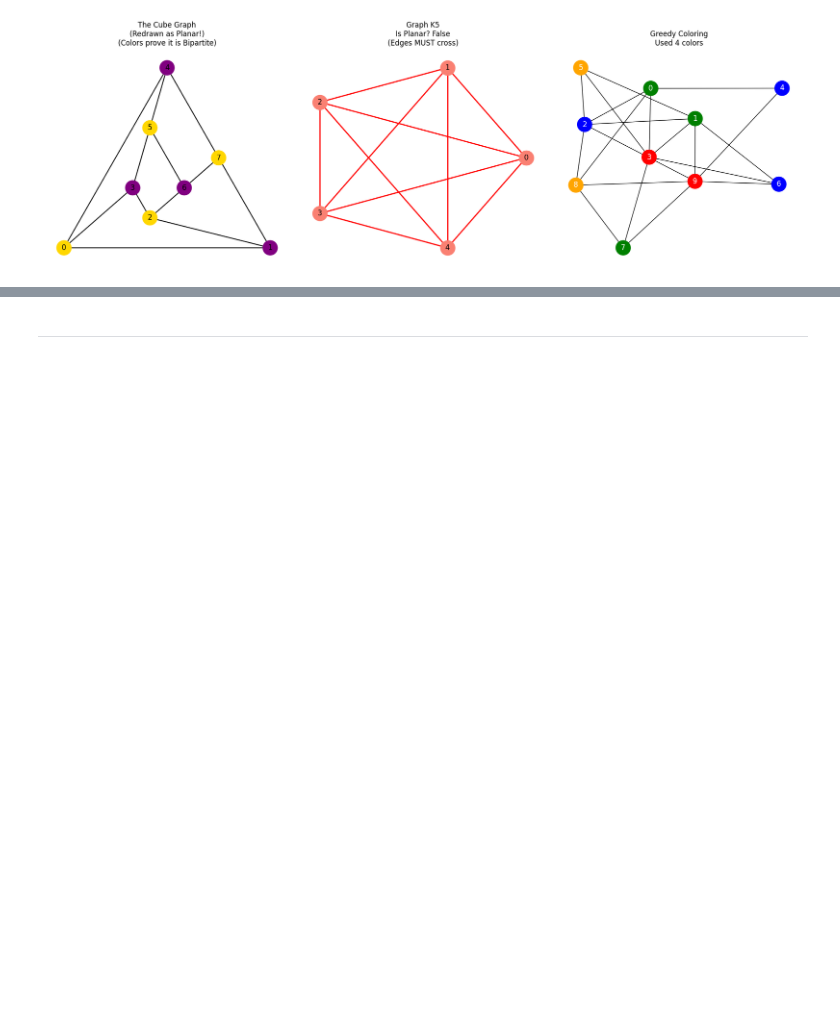
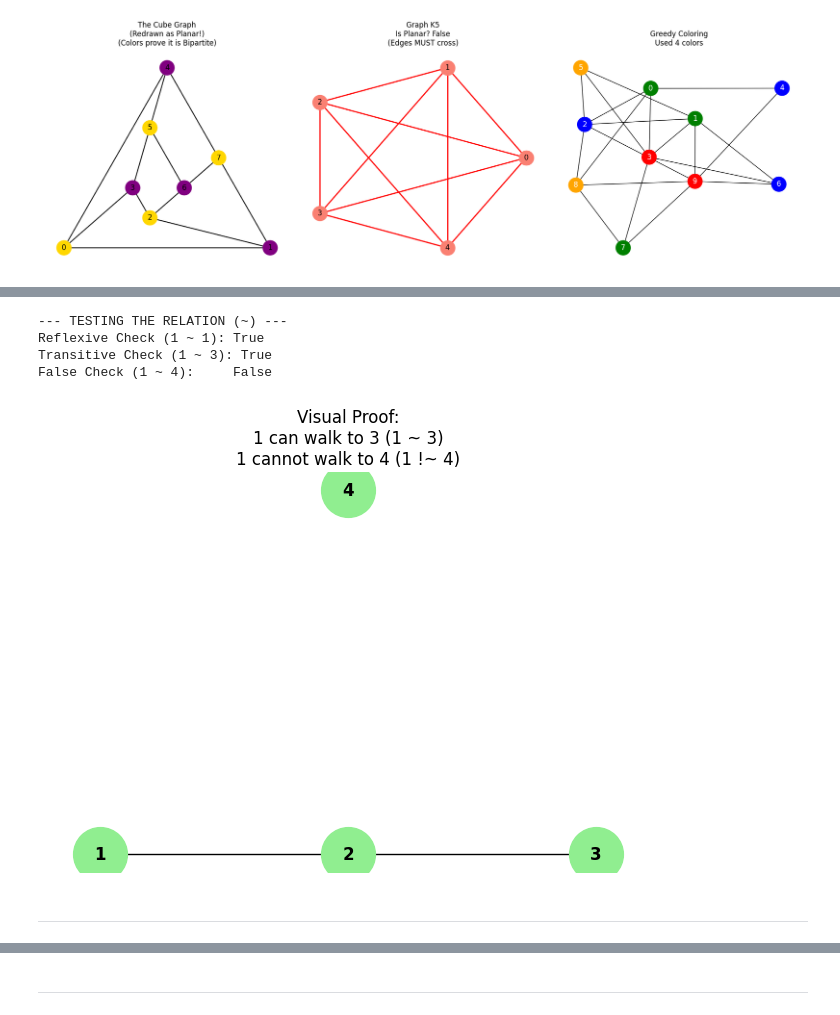
Before and after one commit to Ice-Citron/Project-Liberty, a Jupyter notebook: Copied/40008-Graphs-&-Algorithms/23-Jan.ipynb, the cells around one changed output, grey strips where cells are left out. Saved outputs shown, nothing was run; the diff lists cells and outputs as text; code cells hidden in the pictures; blank space fills up the shorter version.

```diff
--- a/Copied/40008-Graphs-&-Algorithms/23-Jan.ipynb
+++ b/Copied/40008-Graphs-&-Algorithms/23-Jan.ipynb
@@ -1724,0 +2217,50 @@ ___________________________________________________
+# %%
+import networkx as nx
+import matplotlib.pyplot as plt
+
+# 1. Create the Graph
+# Nodes 1-2-3 are connected. Node 4 is isolated.
+G = nx.Graph()
+G.add_edges_from([(1, 2), (2, 3)])
+G.add_node(4)
+
+# 2. Define the Relation Function (The meaning of ~)
+# This function literally tries to walk from LHS to RHS.
+def check_relation_sim(graph, lhs, rhs):
+    return nx.has_path(graph, lhs, rhs)
+
+# 3. Test the Properties (Reflexive, Symmetric, Transitive)
+
+print("--- TESTING THE RELATION (~) ---")
+
+# TEST 1: REFLEXIVE (Can 1 reach 1?)
+# LHS = 1, RHS = 1
+can_reach_self = check_relation_sim(G, 1, 1)
+print(f"Reflexive Check (1 ~ 1): {can_reach_self}")
+# Result: True (Path length 0)
+
+# TEST 2: TRANSITIVE (Can 1 reach 3?)
+# We know 1 connects to 2, and 2 connects to 3.
+# LHS = 1, RHS = 3
+can_reach_indirect = check_relation_sim(G, 1, 3)
+print(f"Transitive Check (1 ~ 3): {can_reach_indirect}")
+# Result: True (NetworkX found the path [1, 2, 3])
+
+# TEST 3: THE DISCONNECTED CASE
+# LHS = 1, RHS = 4
+can_reach_isolated = check_relation_sim(G, 1, 4)
+print(f"False Check (1 ~ 4):     {can_reach_isolated}")
+# Result: False (No path exists)
+
+# --- VISUALIZATION ---
+plt.figure(figsize=(6, 4))
+pos = {1: (0,0), 2: (1,0), 3: (2,0), 4: (1, 1)}
+nx.draw(G, pos, with_labels=True, node_color='lightgreen', node_size=1500, font_weight='bold')
+plt.title("Visual Proof:\n1 can walk to 3 (1 ~ 3)\n1 cannot walk to 4 (1 !~ 4)")
+plt.show()
+# %% [output]
+--- TESTING THE RELATION (~) ---
+Reflexive Check (1 ~ 1): True
+Transitive Check (1 ~ 3): True
+False Check (1 ~ 4):     False
+[figure, added]
@@ -1724,0 +2303,2 @@ ___________________________________________________
+# %% [markdown]
+---
```
Also changed, not shown: parts of 17 cells of this notebook.
